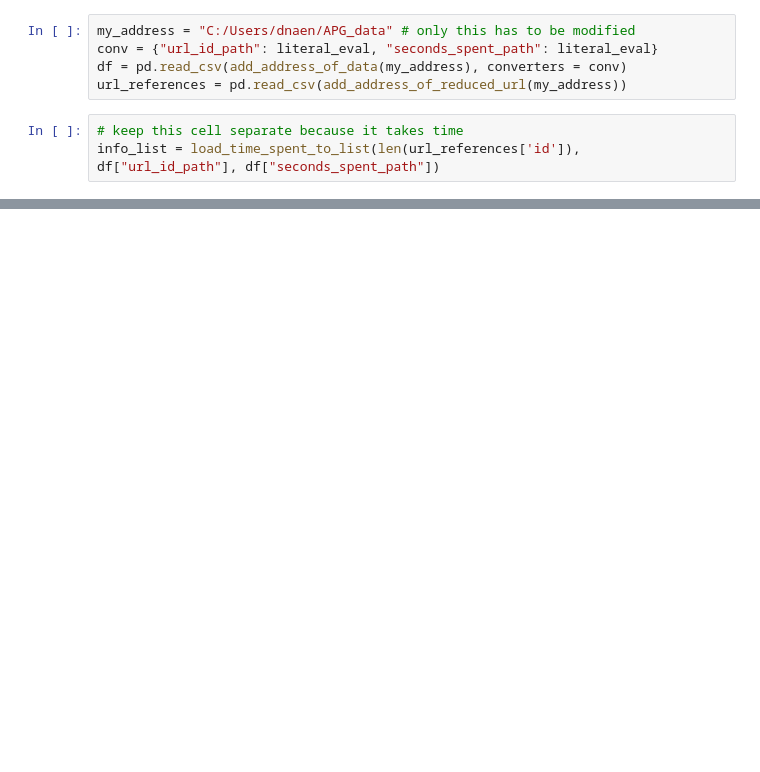
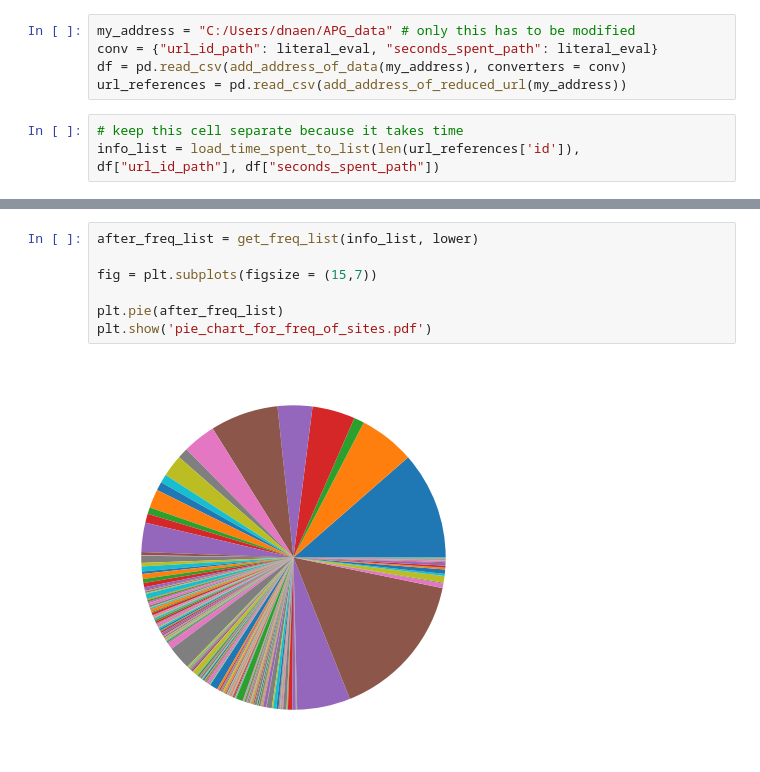
Before and after one commit to MatthewFoster02/3-1-APG-Digital-Exit-Strategy, a Jupyter notebook: src/main/time_spent_visualization.ipynb, the cells around one changed output, grey strips where cells are left out. Saved outputs shown, nothing was run; the diff lists cells and outputs as text; blank space fills up the shorter version.

```diff
--- a/src/main/time_spent_visualization.ipynb
+++ b/src/main/time_spent_visualization.ipynb
@@ -129,0 +130,9 @@ lower, upper = (m-s*t_crit/np.sqrt(len(freq_list)), m+s*t_crit/np.sqrt(len(freq_
+# %%
+after_freq_list = get_freq_list(info_list, lower)
+
+fig = plt.subplots(figsize = (15,7))
+
+plt.pie(after_freq_list)
+plt.show('pie_chart_for_freq_of_sites.pdf')
+# %% [output]
+[figure, added]
```
Also changed, not shown: parts of 9 cells of this notebook, 2 other files.
